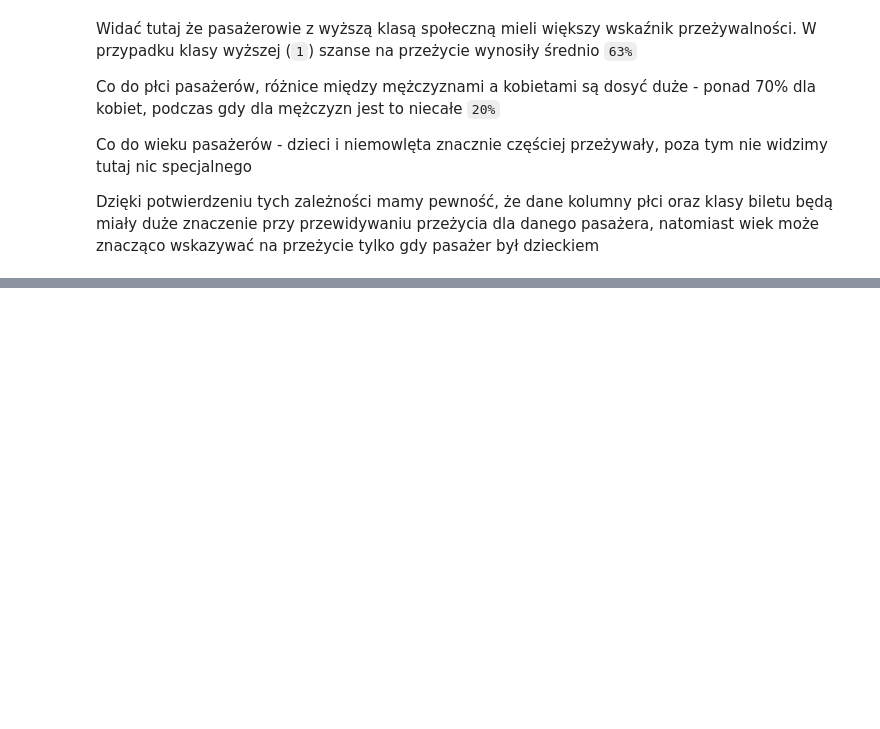
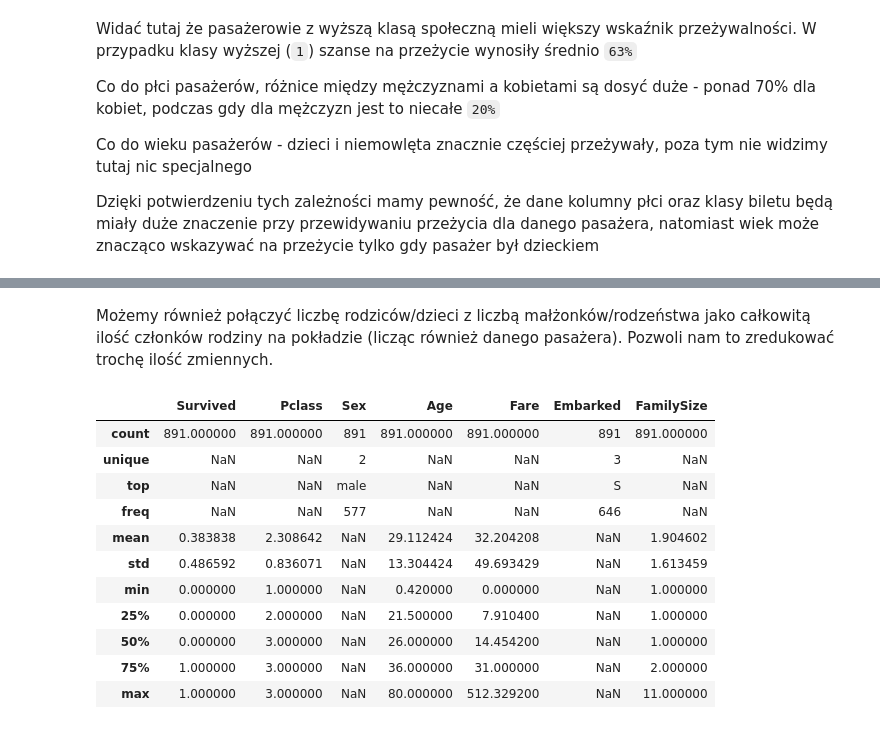
Before and after one commit to Physalium/PUMTitanic, a Jupyter notebook: titanicML.ipynb, the cells around one changed output, grey strips where cells are left out. Cells and saved outputs as stored; diff of their text form; code cells hidden in the pictures; blank space fills up the shorter version.

```diff
--- a/titanicML.ipynb
+++ b/titanicML.ipynb
@@ -181,0 +272,24 @@ train_df.describe(include = 'all')
+# %% [markdown]
+Możemy również połączyć liczbę rodziców/dzieci z liczbą małżonków/rodzeństwa jako całkowitą ilość członków rodziny na pokładzie (licząc również danego pasażera).
+Pozwoli nam to zredukować trochę ilość zmiennych.
+# %%
+train_df['FamilySize'] = train_df ['SibSp'] + train_df['Parch'] + 1
+test_df['FamilySize'] = test_df ['SibSp'] + test_df['Parch'] + 1
+
+train_df = train_df.drop(['SibSp', 'Parch'], axis=1)
+test_df = test_df.drop(['SibSp', 'Parch'], axis=1)
+
+train_df.describe(include = 'all')
+# %% [output]
+|  | Survived | Pclass | Sex | Age | Fare | Embarked | FamilySize |
+| count | 891.000000 | 891.000000 | 891 | 891.000000 | 891.000000 | 891 | 891.000000 |
+| unique | NaN | NaN | 2 | NaN | NaN | 3 | NaN |
+| top | NaN | NaN | male | NaN | NaN | S | NaN |
+| freq | NaN | NaN | 577 | NaN | NaN | 646 | NaN |
+| mean | 0.383838 | 2.308642 | NaN | 29.112424 | 32.204208 | NaN | 1.904602 |
+| std | 0.486592 | 0.836071 | NaN | 13.304424 | 49.693429 | NaN | 1.613459 |
+| min | 0.000000 | 1.000000 | NaN | 0.420000 | 0.000000 | NaN | 1.000000 |
+| 25% | 0.000000 | 2.000000 | NaN | 21.500000 | 7.910400 | NaN | 1.000000 |
+| 50% | 0.000000 | 3.000000 | NaN | 26.000000 | 14.454200 | NaN | 1.000000 |
+| 75% | 1.000000 | 3.000000 | NaN | 36.000000 | 31.000000 | NaN | 2.000000 |
+| max | 1.000000 | 3.000000 | NaN | 80.000000 | 512.329200 | NaN | 11.000000 |
```
Also changed, not shown: parts of 16 cells of this notebook.
